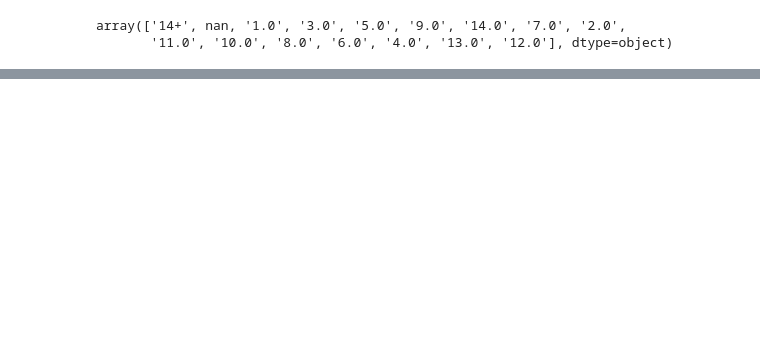
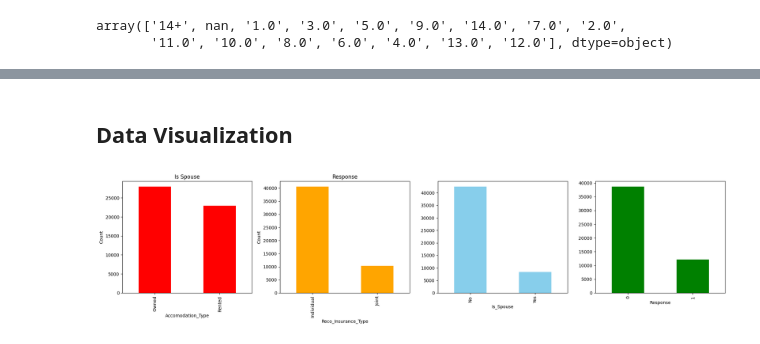
Before and after one commit to NhatNamPhan/Numpy-and-Pandas-Practice, a Jupyter notebook: day11.ipynb, the cells around one changed output, grey strips where cells are left out. Cells and saved outputs as stored; diff of their text form; code cells hidden in the pictures; blank space fills up the shorter version.

```diff
--- a/day11.ipynb
+++ b/day11.ipynb
@@ -121,4 +108,4 @@ Name: Holding_Policy_Duration, Length: 50882, dtype: object
 # %%
 df['Holding_Policy_Duration'] = pd.to_numeric(df['Holding_Policy_Duration'],errors="coerce")
 # %%
-df['Holding_Policy_Duration'].fillna(df['Holding_Policy_Duration'].mean(),inplace=True)
+df['Holding_Policy_Duration'].fillna(0,inplace=True)
@@ -134,5 +119,5 @@ df.head()
 # %%
-df['Holding_Policy_Type'].fillna(df['Holding_Policy_Type'].mean(),inplace=True)
+df['Holding_Policy_Type'].fillna(0,inplace=True)
 # %% [output]
 The behavior will change in pandas 3.0. This inplace method will never work because the intermediate object on which we are setting values always behaves as a copy.
 
@@ -166,0 +128,30 @@ df.head()
+# %%
+df.drop('Region_Code',inplace=True,axis=1)
+# %% [markdown]
+## Data Visualization
+# %%
+fig, axes = plt.subplots(1,4,figsize=(20,5))
+# Accomodation_Type
+df['Accomodation_Type'].value_counts().plot(kind='bar', ax=axes[0], color='red')
+axes[0].set_title('Accomodation Type')
+axes[0].set_ylabel('Count')
+
+# Reco_Insurance_Type
+df['Reco_Insurance_Type'].value_counts().plot(kind='bar', ax=axes[1], color='orange')
+axes[1].set_title('Recommended Insurance Type')
+axes[1].set_ylabel('Count')
+
+# Is_Spouse
+df['Is_Spouse'].value_counts().plot(kind='bar', ax=axes[2], color='skyblue')
+axes[0].set_title('Is Spouse')
+axes[0].set_ylabel('Count')
+
+# Response
+df['Response'].value_counts().plot(kind='bar', ax=axes[3], color='green')
+axes[1].set_title('Response')
+axes[1].set_ylabel('Count')
+
+plt.tight_layout()
+plt.show()
+# %% [output]
+[figure, added]
```
Also changed, not shown: parts of 9 cells of this notebook, 1 other file.
